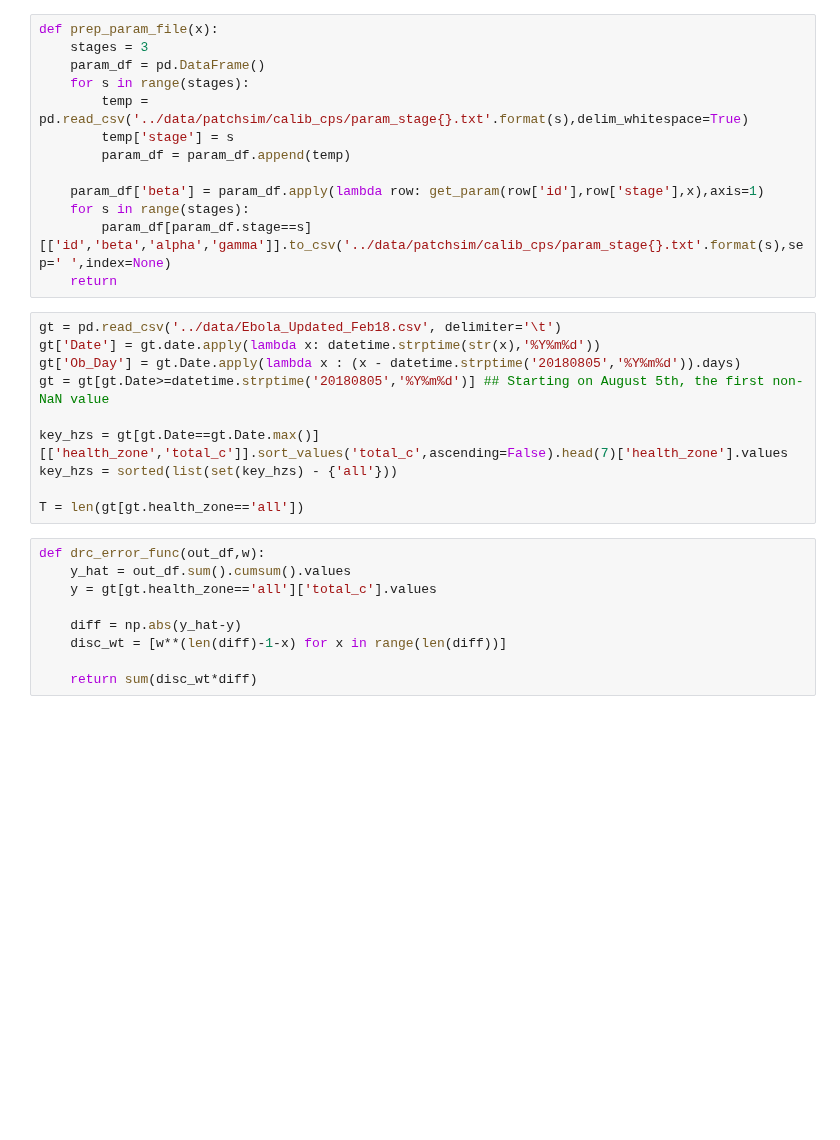
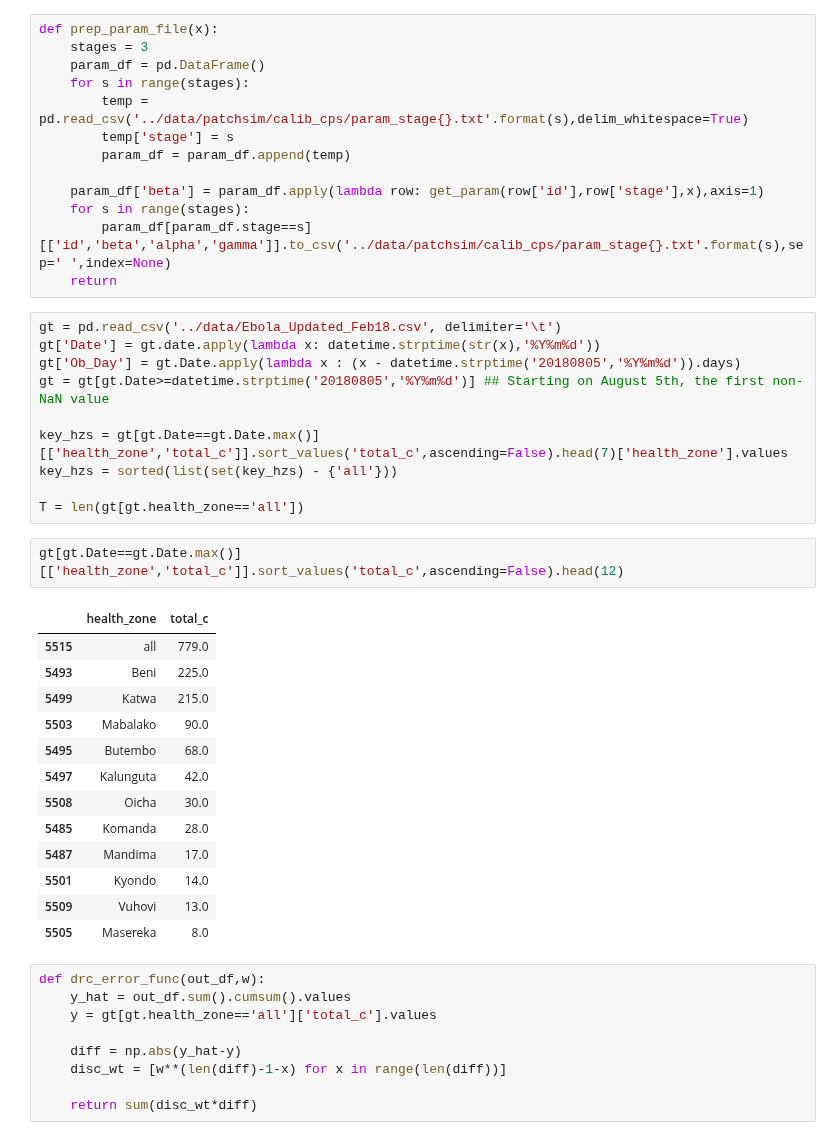
Before and after one commit to NSSAC/DRC_Ebola_2018, a Jupyter notebook: notebooks/calib_checkpointing.ipynb, the cells around one changed output. Cells and saved outputs as stored; diff of their text form; blank space fills up the shorter version.

```diff
--- a/notebooks/calib_checkpointing.ipynb
+++ b/notebooks/calib_checkpointing.ipynb
@@ -54,6 +58,22 @@ key_hzs = gt[gt.Date==gt.Date.max()][['health_zone','total_c']].sort_values('tot
 key_hzs = sorted(list(set(key_hzs) - {'all'}))
 
 T = len(gt[gt.health_zone=='all'])
+# %%
+gt[gt.Date==gt.Date.max()][['health_zone','total_c']].sort_values('total_c',ascending=False).head(12)
+# %% [output]
+|  | health_zone | total_c |
+| 5515 | all | 779.0 |
+| 5493 | Beni | 225.0 |
+| 5499 | Katwa | 215.0 |
+| 5503 | Mabalako | 90.0 |
+| 5495 | Butembo | 68.0 |
+| 5497 | Kalunguta | 42.0 |
+| 5508 | Oicha | 30.0 |
+| 5485 | Komanda | 28.0 |
+| 5487 | Mandima | 17.0 |
+| 5501 | Kyondo | 14.0 |
+| 5509 | Vuhovi | 13.0 |
+| 5505 | Masereka | 8.0 |
 # %%
 def drc_error_func(out_df,w):
     y_hat = out_df.sum().cumsum().values
```
Also changed, not shown: parts of 6 cells of this notebook, 10 other files.
